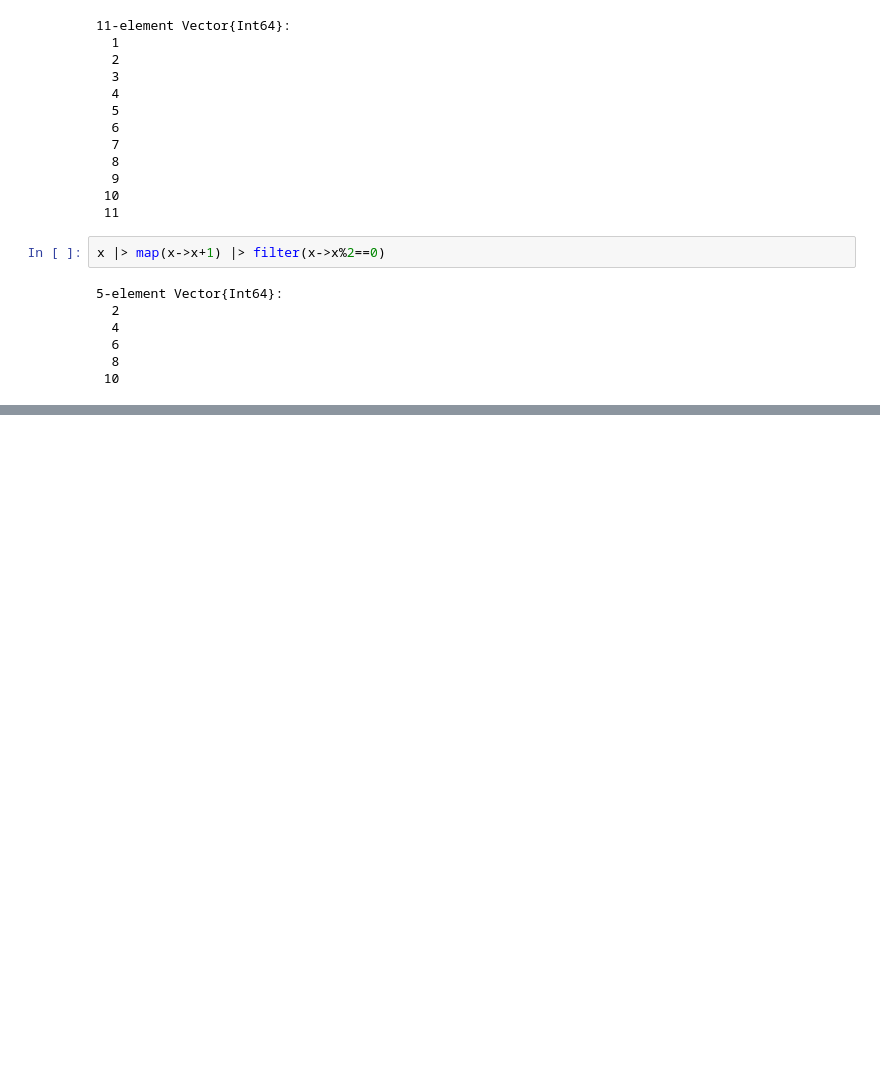
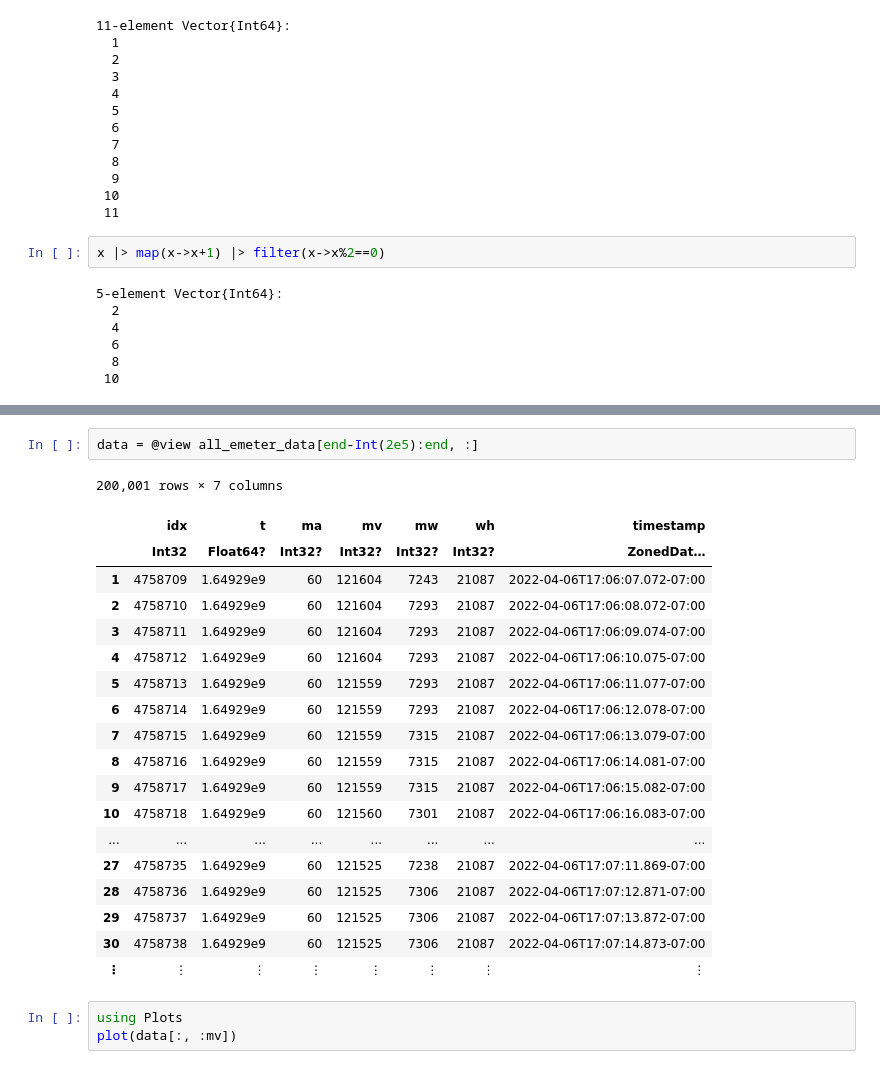
Before and after one commit to JBlaschke/HPC-Julia, a Jupyter notebook: docs/julia for data science/02_stats/Statistics.ipynb, the cells around one changed output, grey strips where cells are left out. Cells and saved outputs as stored; diff of their text form; blank space fills up the shorter version.

```diff
--- a/docs/julia for data science/02_stats/Statistics.ipynb
+++ b/docs/julia for data science/02_stats/Statistics.ipynb
@@ -48,0 +149,25 @@ x |> map(x->x+1) |> filter(x->x%2==0)
+# %%
+data = @view all_emeter_data[end-Int(2e5):end, :]
+# %% [output]
+200,001 rows × 7 columns
+|  | idx | t | ma | mv | mw | wh | timestamp |
+|  | Int32 | Float64? | Int32? | Int32? | Int32? | Int32? | ZonedDat… |
+| 1 | 4758709 | 1.64929e9 | 60 | 121604 | 7243 | 21087 | 2022-04-06T17:06:07.072-07:00 |
+| 2 | 4758710 | 1.64929e9 | 60 | 121604 | 7293 | 21087 | 2022-04-06T17:06:08.072-07:00 |
+| 3 | 4758711 | 1.64929e9 | 60 | 121604 | 7293 | 21087 | 2022-04-06T17:06:09.074-07:00 |
+| 4 | 4758712 | 1.64929e9 | 60 | 121604 | 7293 | 21087 | 2022-04-06T17:06:10.075-07:00 |
+| 5 | 4758713 | 1.64929e9 | 60 | 121559 | 7293 | 21087 | 2022-04-06T17:06:11.077-07:00 |
+| 6 | 4758714 | 1.64929e9 | 60 | 121559 | 7293 | 21087 | 2022-04-06T17:06:12.078-07:00 |
+| 7 | 4758715 | 1.64929e9 | 60 | 121559 | 7315 | 21087 | 2022-04-06T17:06:13.079-07:00 |
+| 8 | 4758716 | 1.64929e9 | 60 | 121559 | 7315 | 21087 | 2022-04-06T17:06:14.081-07:00 |
+| 9 | 4758717 | 1.64929e9 | 60 | 121559 | 7315 | 21087 | 2022-04-06T17:06:15.082-07:00 |
+| 10 | 4758718 | 1.64929e9 | 60 | 121560 | 7301 | 21087 | 2022-04-06T17:06:16.083-07:00 |
+| ... | ... | ... | ... | ... | ... | ... | ... |
+| 27 | 4758735 | 1.64929e9 | 60 | 121525 | 7238 | 21087 | 2022-04-06T17:07:11.869-07:00 |
+| 28 | 4758736 | 1.64929e9 | 60 | 121525 | 7306 | 21087 | 2022-04-06T17:07:12.871-07:00 |
+| 29 | 4758737 | 1.64929e9 | 60 | 121525 | 7306 | 21087 | 2022-04-06T17:07:13.872-07:00 |
+| 30 | 4758738 | 1.64929e9 | 60 | 121525 | 7306 | 21087 | 2022-04-06T17:07:14.873-07:00 |
+| ⋮ | ⋮ | ⋮ | ⋮ | ⋮ | ⋮ | ⋮ | ⋮ |
+# %%
+using Plots
+plot(data[:, :mv])
```
Also changed, not shown: parts of 8 cells of this notebook, 1 other file.
